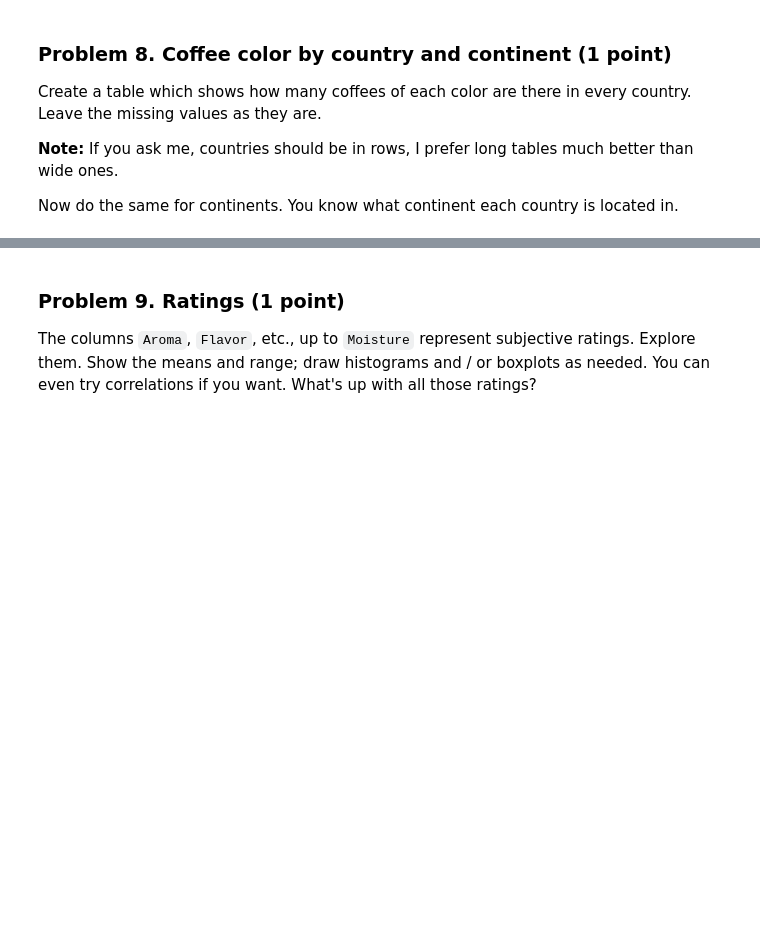
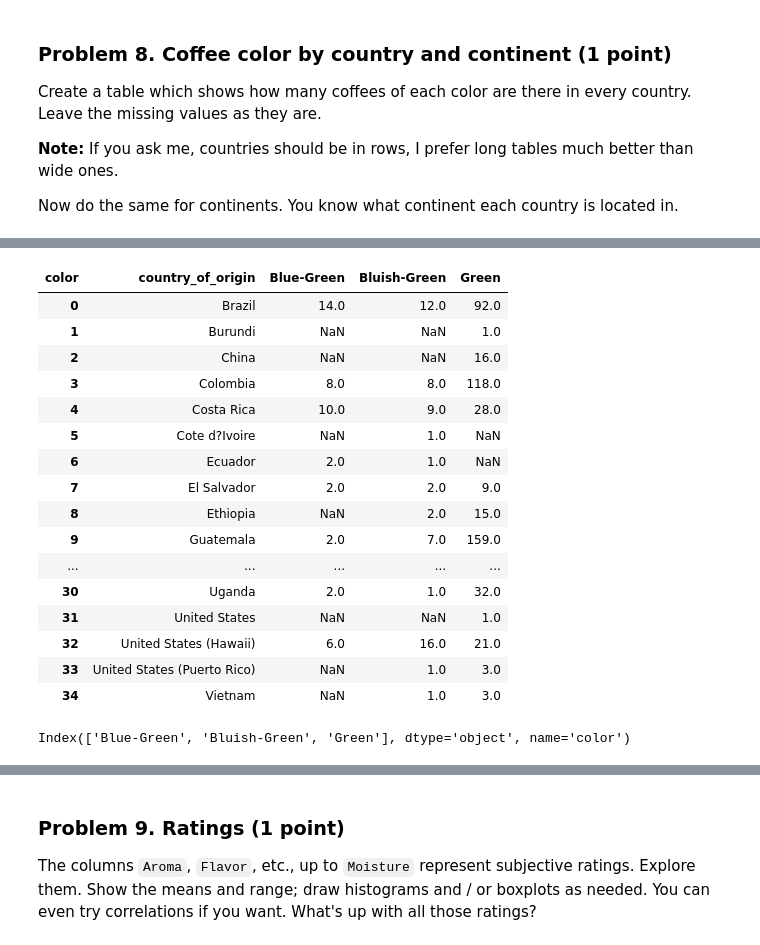
Before and after one commit to i11g/Data-Tidying, a Jupyter notebook: Data Tidying and Cleaning Lab.ipynb, the cells around one changed output, grey strips where cells are left out. Drawn from its saved outputs; the diff is of its cells as text; code cells hidden in the pictures; blank space fills up the shorter version.

```diff
--- a/Data Tidying and Cleaning Lab.ipynb
+++ b/Data Tidying and Cleaning Lab.ipynb
@@ -209,0 +291,6 @@ coffe_index["bag_weight_unit"] =  coffe_index["bag_weight"].str.extract(r'\d+\.?
+# %%
+# List of indexes you want to update
+indexes_to_update = [13, 51, 313, 606, 933]
+
+# Set 'lbs' for those rows in the 'bag_weight_unit' column
+coffe_index.loc[indexes_to_update, "bag_weight_unit"] = 'lbs'
@@ -326,3 +503,24 @@ December 1st, 2012      1
 April 27th, 2013        1
 December 23rd, 2015     1
 Name: count, Length: 566, dtype: int64
+# %%
+# Remove ordinal suffixes using regex
+def clean_date(date_str):
+    if pd.isna(date_str):
+        return None
+    # Strip whitespace and newlines
+    date_str = date_str.strip()
+    # Remove 'st', 'nd', 'rd', 'th' from day part
+    return re.sub(r'(\d{1,2})(st|nd|rd|th)', r'\1', date_str)
+
+# Apply the cleaning function
+coffe_index["expiration_clean"] = coffe_index["expiration"].apply(clean_date)
+
+# Convert the cleaned expiration column to datetime
+coffe_index["expiration_clean"] = pd.to_datetime(coffe_index["expiration_clean"], errors="coerce")
+
+# Apply the cleaning function
+coffe_index["granding_date_clean"] = coffe_index["grading_date"].apply(clean_date)
+
+# Convert the cleaned expiration column to datetime
+coffe_index["granding_date_clean"] = pd.to_datetime(coffe_index["granding_date_clean"], errors="coerce")
@@ -594,7 +828,27 @@ coffe_index.color.value_counts()
 # %%
-coffe_index_p = coffe_index.pivot_table(index = "country_of_origin", columns = "color", values = "species",
+coffe_index_color = coffe_index.pivot_table(index = "country_of_origin", columns = "color", values = "species",
                                             aggfunc = "count")
 # %%
-coffe_index_p.reset_index()
+coffe_index_color.reset_index()
+# %% [output]
+| color | country_of_origin | Blue-Green | Bluish-Green | Green |
+| 0 | Brazil | 14.0 | 12.0 | 92.0 |
+| 1 | Burundi | NaN | NaN | 1.0 |
+| 2 | China | NaN | NaN | 16.0 |
+| 3 | Colombia | 8.0 | 8.0 | 118.0 |
+| 4 | Costa Rica | 10.0 | 9.0 | 28.0 |
+| 5 | Cote d?Ivoire | NaN | 1.0 | NaN |
+| 6 | Ecuador | 2.0 | 1.0 | NaN |
+| 7 | El Salvador | 2.0 | 2.0 | 9.0 |
+| 8 | Ethiopia | NaN | 2.0 | 15.0 |
+| 9 | Guatemala | 2.0 | 7.0 | 159.0 |
+| ... | ... | ... | ... | ... |
+| 30 | Uganda | 2.0 | 1.0 | 32.0 |
+| 31 | United States | NaN | NaN | 1.0 |
+| 32 | United States (Hawaii) | 6.0 | 16.0 | 21.0 |
+| 33 | United States (Puerto Rico) | NaN | 1.0 | 3.0 |
+| 34 | Vietnam | NaN | 1.0 | 3.0 |
 # %%
-coffe_index_p.columns.name=None
+coffe_index_color.columns
+# %% [output]
+Index(['Blue-Green', 'Bluish-Green', 'Green'], dtype='object', name='color')
```
Also changed, not shown: parts of 46 cells of this notebook, 1 other file.
